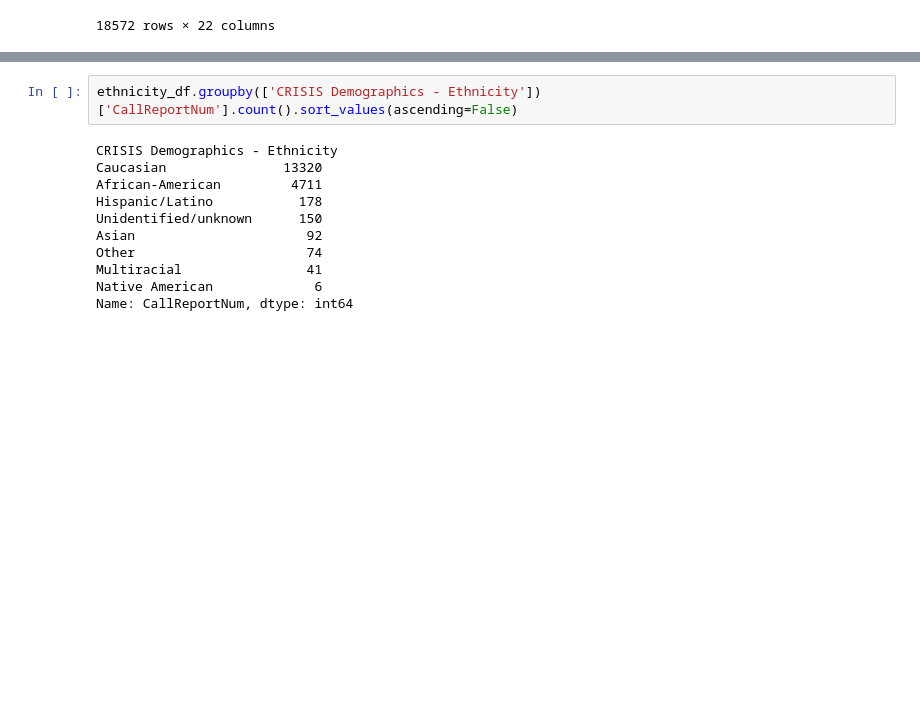
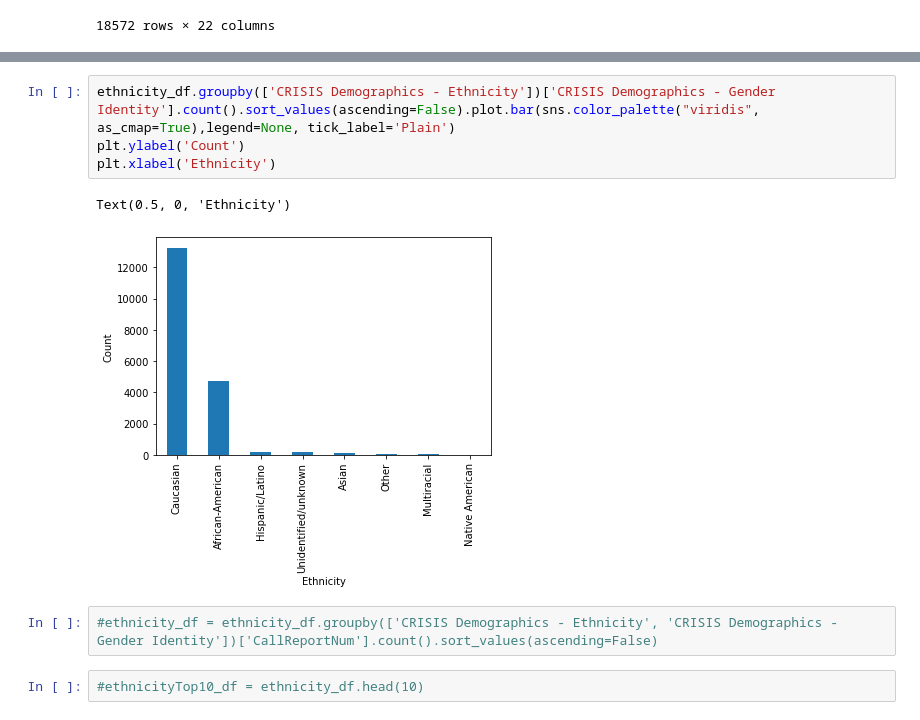
Before and after one commit to NSS-Data-Analytics-Cohort-6/fcs-crisis-holi-data-in-the-sun, a Jupyter notebook: notebook/crisis exploration 2.ipynb, the cells around one changed output, grey strips where cells are left out. Drawn from its saved outputs; the diff is of its cells as text; blank space fills up the shorter version.

Commit message:
cleared the output, this push has my new chart

```diff
--- a/notebook/crisis exploration 2.ipynb
+++ b/notebook/crisis exploration 2.ipynb
@@ -122,13 +125,11 @@ SHLGEN
+# %%
+ethnicity_df.groupby(['CRISIS Demographics - Ethnicity'])['CRISIS Demographics - Gender Identity'].count().sort_values(ascending=False).plot.bar(sns.color_palette("viridis", as_cmap=True),legend=None, tick_label='Plain')
+plt.ylabel('Count')
+plt.xlabel('Ethnicity')
+# %% [output]
+Text(0.5, 0, 'Ethnicity')
+[figure, added]
 # %%
-ethnicity_df.groupby(['CRISIS Demographics - Ethnicity'])['CallReportNum'].count().sort_values(ascending=False)
+#ethnicity_df = ethnicity_df.groupby(['CRISIS Demographics - Ethnicity', 'CRISIS Demographics - Gender Identity'])['CallReportNum'].count().sort_values(ascending=False)
-# %% [output]
-CRISIS Demographics - Ethnicity
-Caucasian               13320
-African-American         4711
-Hispanic/Latino           178
-Unidentified/unknown      150
-Asian                      92
-Other                      74
-Multiracial                41
-Native American             6
-Name: CallReportNum, dtype: int64
+# %%
+#ethnicityTop10_df = ethnicity_df.head(10)
```
Also changed, not shown: parts of 33 cells of this notebook, 1 other file.
